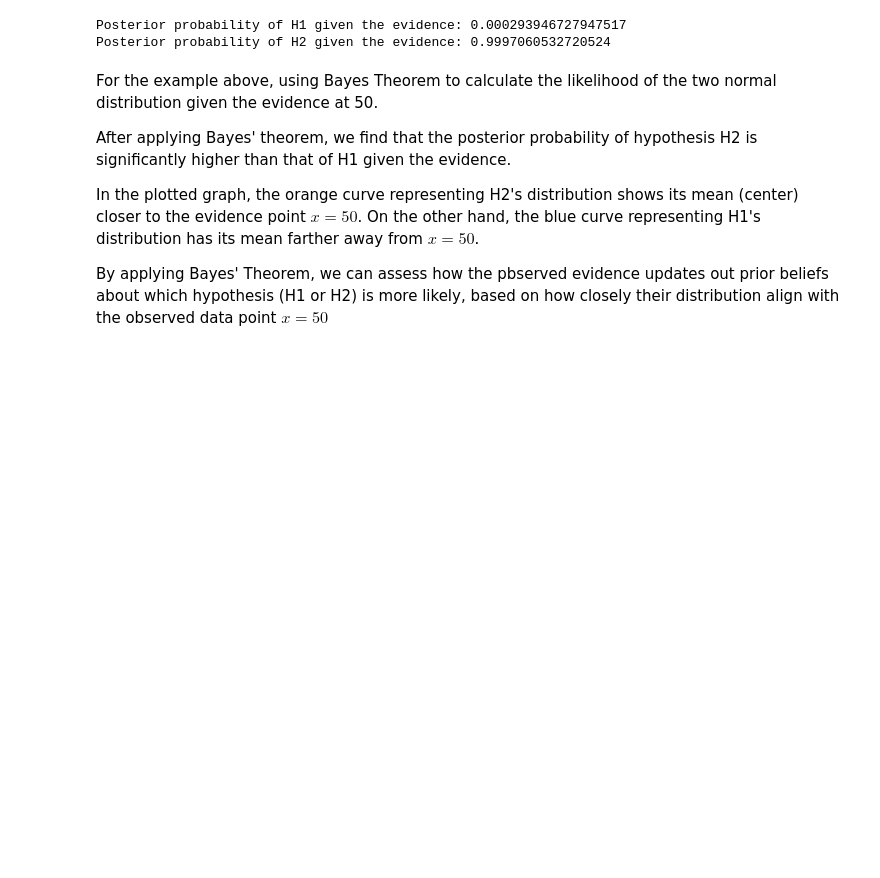
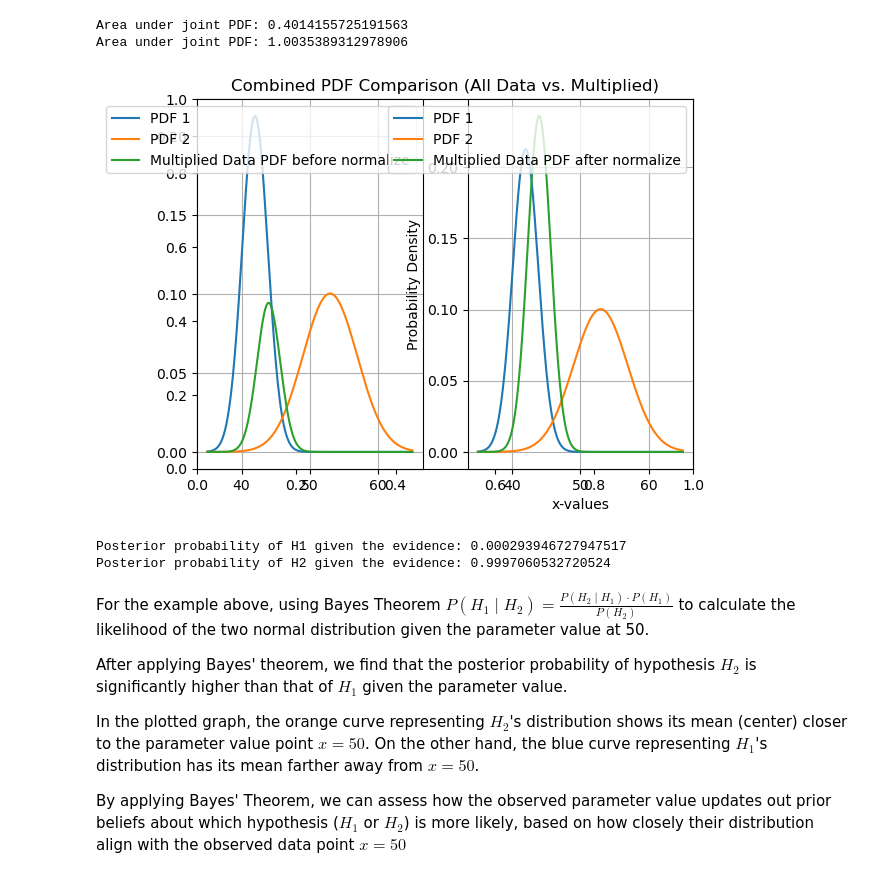
Before and after one commit to ESMS-Group-Public/FoKL-Documentation, a Jupyter notebook: FoKL Base Concepts/Probability and Bayes Theorem.ipynb, the cells around one changed output. Drawn from its saved outputs; the diff is of its cells as text; code cells hidden in the pictures; blank space fills up the shorter version.

```diff
--- a/FoKL Base Concepts/Probability and Bayes Theorem.ipynb
+++ b/FoKL Base Concepts/Probability and Bayes Theorem.ipynb
@@ -87 +85,31 @@ By joint 2 distribution together, we can see where 2 distribution are both likel
+# %%
+area = np.trapz(pdf_combined, x_values)
+print(f"Area under joint PDF:", area)
+
+normalize_area = np.trapz(pdf_combined * 2.5 , x_values)
+print(f"Area under joint PDF:",normalize_area)
+
+plt.title('Combined PDF Comparison (All Data vs. Multiplied)')
+plt.subplot(1, 2, 1)
+plt.plot(x_values, pdf_values1, label = 'PDF 1')
+plt.plot(x_values, pdf_values2, label = 'PDF 2')
+plt.plot(x_values, pdf_combined, label='Multiplied Data PDF before normalize')
+plt.grid(True)
+plt.legend()
+
+plt.subplot(1, 2, 2)
+plt.plot(x_values, pdf_values1, label = 'PDF 1')
+plt.plot(x_values, pdf_values2, label = 'PDF 2')
+plt.plot(x_values, pdf_combined  * 2.5, label='Multiplied Data PDF after normalize')
+plt.xlabel('x-values')
+plt.ylabel('Probability Density')
+plt.grid(True)
+plt.legend()
+
+
+plt.show()
+# %% [output]
+Area under joint PDF: 0.4014155725191563
+Area under joint PDF: 1.0035389312978906
+[figure, added]
 # %%
@@ -112,13 +138,13 @@ print(f"Posterior probability of H2 given the evidence: {posterior_H2}")
 Posterior probability of H1 given the evidence: 0.000293946727947517
 Posterior probability of H2 given the evidence: 0.9997060532720524
 # %% [markdown]
-For the example above, using Bayes Theorem to calculate the likelihood of the two normal distribution given the evidence at 50.
+For the example above, using Bayes Theorem $P(H_1∣H_2)= \frac{P(H_2∣H_1)⋅P(H_1)}{P(H_2)}$ to calculate the likelihood of the two normal distribution given the parameter value at 50.
 
-After applying Bayes' theorem, we find that the posterior probability of hypothesis H2 is significantly higher than that of H1 given the evidence.
+After applying Bayes' theorem, we find that the posterior probability of hypothesis $H_2$ is significantly higher than that of $H_1$ given the parameter value.
 
-In the plotted graph, the orange curve representing H2's distribution shows its mean (center) closer to the evidence point $x=50$. On the other hand, the blue curve representing H1's distribution has its mean farther away from $x = 50$.
+In the plotted graph, the orange curve representing $H_2$'s distribution shows its mean (center) closer to the parameter value point $x=50$. On the other hand, the blue curve representing $H_1$'s distribution has its mean farther away from $x = 50$.
 
-By applying Bayes' Theorem, we can assess how the pbserved evidence updates out prior beliefs about which hypothesis (H1 or H2) is more likely, based on how closely their distribution align with the observed data point $x=50$
+By applying Bayes' Theorem, we can assess how the observed parameter value updates out prior beliefs about which hypothesis ($H_1$ or $H_2$) is more likely, based on how closely their distribution align with the observed data point $x=50$
 # %% [markdown]
 ## Credible interval
 
```
Also changed, not shown: parts of 11 cells of this notebook.
